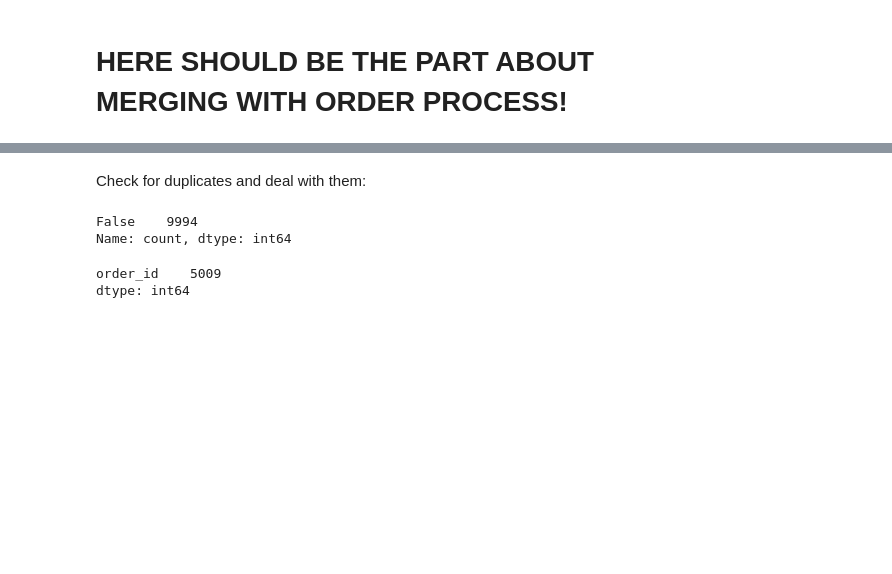
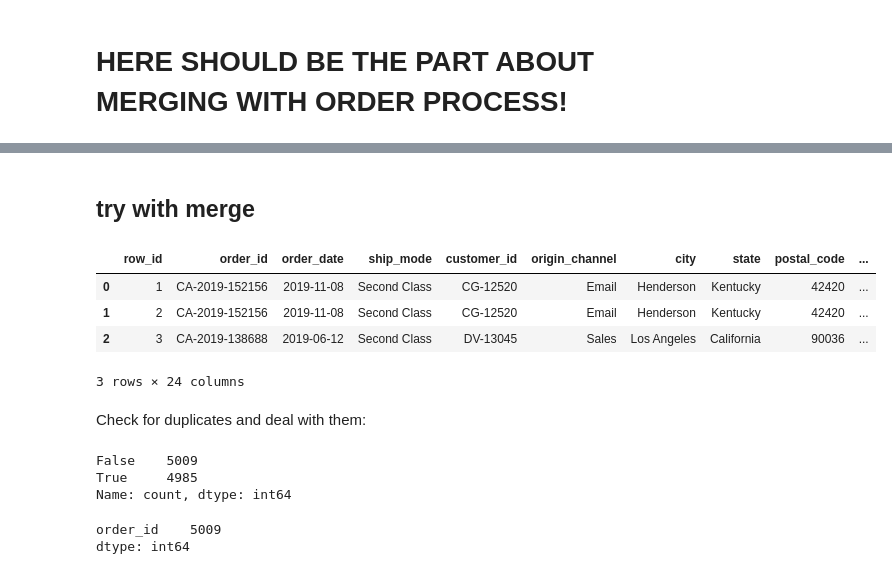
Before and after one commit to skibodaria/muesli-project, a Jupyter notebook: dasha_nbs/01_dasha_orders_cleaning.ipynb, the cells around one changed output, grey strips where cells are left out. Saved outputs shown, nothing was run; the diff lists cells and outputs as text; code cells hidden in the pictures; blank space fills up the shorter version.

```diff
--- a/dasha_nbs/01_dasha_orders_cleaning.ipynb
+++ b/dasha_nbs/01_dasha_orders_cleaning.ipynb
@@ -340,0 +361,2 @@ Index(['row_id', 'order_id', 'order_date', 'ship_mode', 'customer_id',
+# %% [markdown]
+## try with merge
@@ -340,0 +365,8 @@ Index(['row_id', 'order_id', 'order_date', 'ship_mode', 'customer_id',
+# %%
+df_orders_merged.head(3)
+# %% [output]
+|  | row_id | order_id | order_date | ship_mode | customer_id | origin_channel | city | state | postal_code | ... |
+| 0 | 1 | CA-2019-152156 | 2019-11-08 | Second Class | CG-12520 | Email | Henderson | Kentucky | 42420 | ... |
+| 1 | 2 | CA-2019-152156 | 2019-11-08 | Second Class | CG-12520 | Email | Henderson | Kentucky | 42420 | ... |
+| 2 | 3 | CA-2019-138688 | 2019-06-12 | Second Class | DV-13045 | Sales | Los Angeles | California | 90036 | ... |
+3 rows × 24 columns
@@ -342,9 +377,10 @@ Index(['row_id', 'order_id', 'order_date', 'ship_mode', 'customer_id',
 Check for duplicates and deal with them:
 # %%
 # check for duplicates:
-df_orders[["order_id", 'row_id']].duplicated().value_counts()
+df_orders_merged[["order_id"]].duplicated().value_counts()
 # %% [output]
-False    9994
+False    5009
+True     4985
 Name: count, dtype: int64
 # %%
 # the number of unique order id:
```
Also changed, not shown: parts of 24 cells of this notebook.
